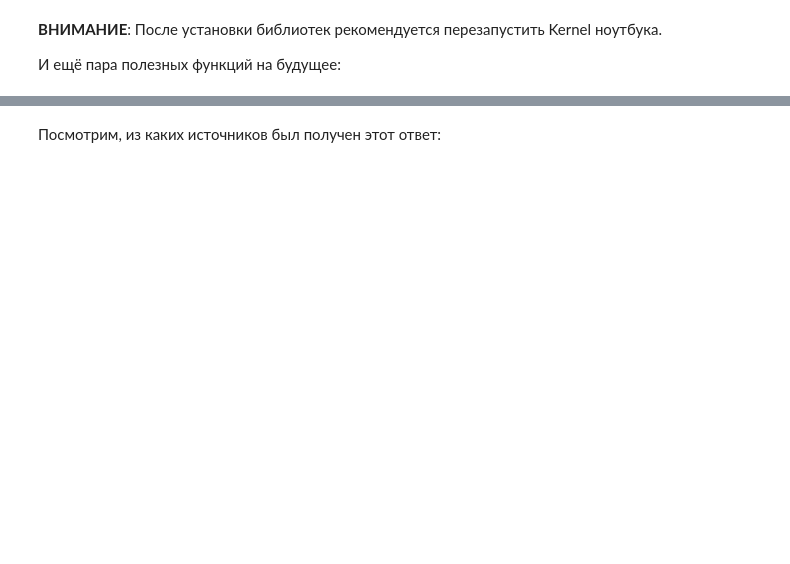
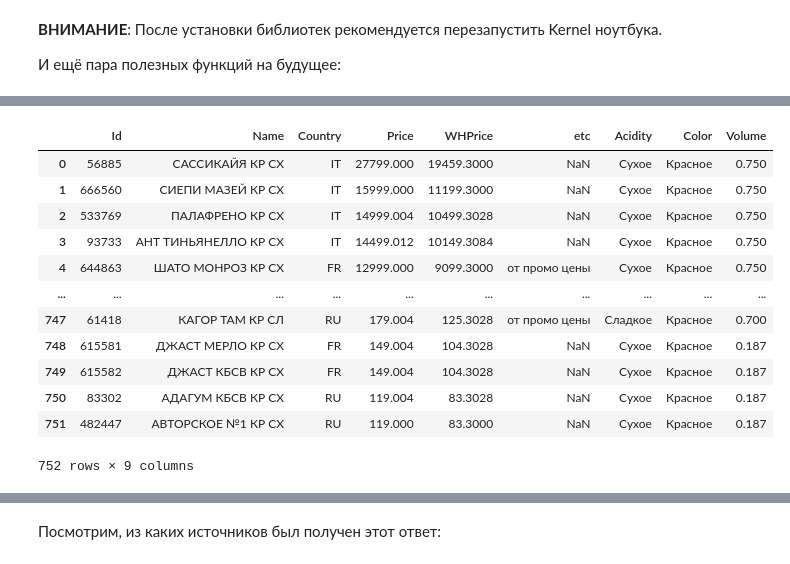
Before and after one commit to yandex-datasphere/advanced-assistant, a Jupyter notebook: advanced-assistant.ipynb, the cells around one changed output, grey strips where cells are left out. Drawn from its saved outputs; the diff is of its cells as text; code cells hidden in the pictures; blank space fills up the shorter version.

```diff
--- a/advanced-assistant.ipynb
+++ b/advanced-assistant.ipynb
@@ -269,0 +152,19 @@ printx(result.text)
+# %%
+import pandas as pd
+
+pl = pd.read_excel("data/wine-price-ru.xlsx")
+pl
+# %% [output]
+|  | Id | Name | Country | Price | WHPrice | etc | Acidity | Color | Volume |
+| 0 | 56885 | САССИКАЙЯ КР СХ | IT | 27799.000 | 19459.3000 | NaN | Сухое | Красное | 0.750 |
+| 1 | 666560 | СИЕПИ МАЗЕЙ КР СХ | IT | 15999.000 | 11199.3000 | NaN | Сухое | Красное | 0.750 |
+| 2 | 533769 | ПАЛАФРЕНО КР СХ | IT | 14999.004 | 10499.3028 | NaN | Сухое | Красное | 0.750 |
+| 3 | 93733 | АНТ ТИНЬЯНЕЛЛО КР СХ | IT | 14499.012 | 10149.3084 | NaN | Сухое | Красное | 0.750 |
+| 4 | 644863 | ШАТО МОНРОЗ КР СХ | FR | 12999.000 | 9099.3000 | от промо цены | Сухое | Красное | 0.750 |
+| ... | ... | ... | ... | ... | ... | ... | ... | ... | ... |
+| 747 | 61418 | КАГОР ТАМ КР СЛ | RU | 179.004 | 125.3028 | от промо цены | Сладкое | Красное | 0.700 |
+| 748 | 615581 | ДЖАСТ МЕРЛО КР СХ | FR | 149.004 | 104.3028 | NaN | Сухое | Красное | 0.187 |
+| 749 | 615582 | ДЖАСТ КБСВ КР СХ | FR | 149.004 | 104.3028 | NaN | Сухое | Красное | 0.187 |
+| 750 | 83302 | АДАГУМ КБСВ КР СХ | RU | 119.004 | 83.3028 | NaN | Сухое | Красное | 0.187 |
+| 751 | 482447 | АВТОРСКОЕ №1 КР СХ | RU | 119.000 | 83.3000 | NaN | Сухое | Красное | 0.187 |
+752 rows × 9 columns
```
Also changed, not shown: parts of 144 cells of this notebook.
